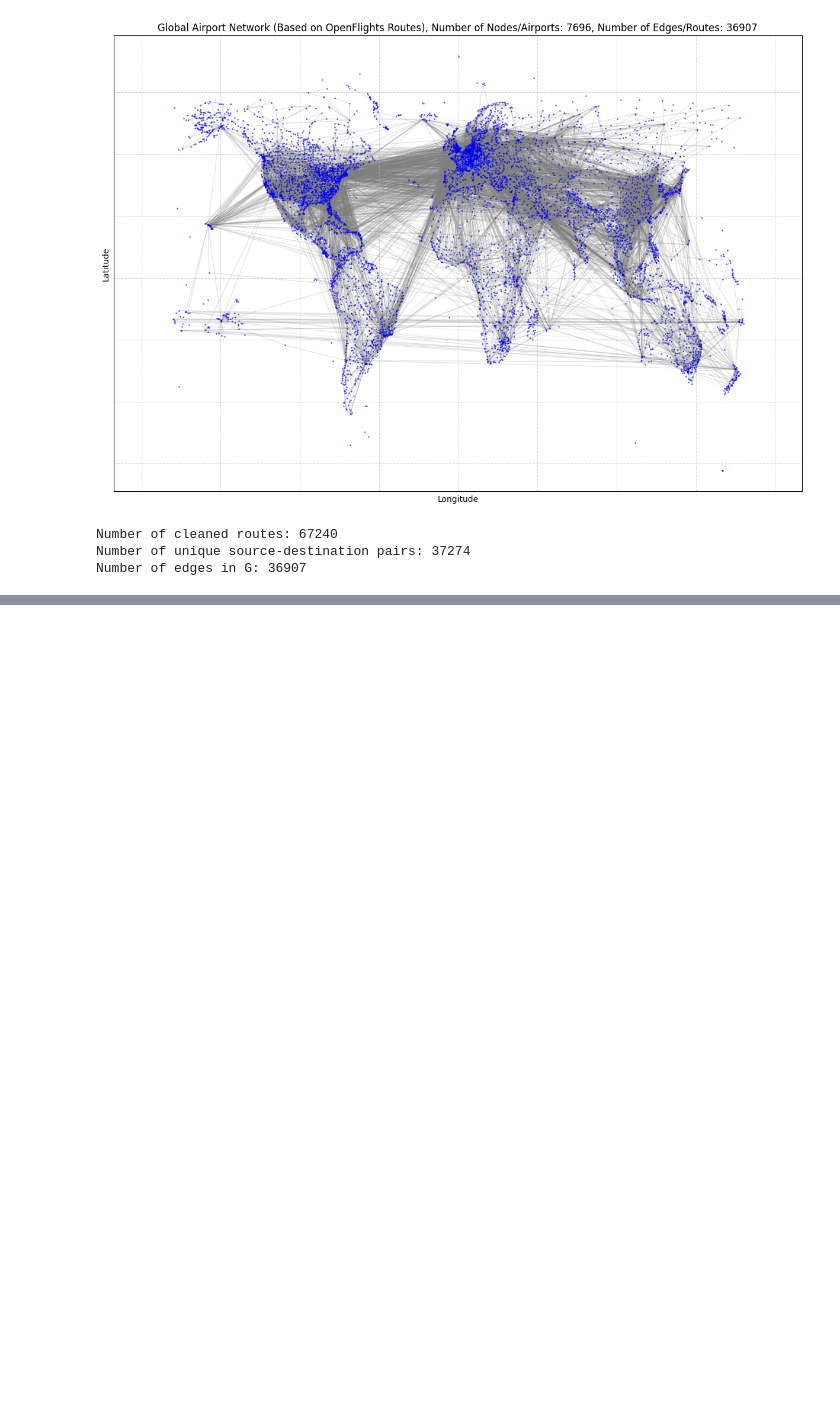
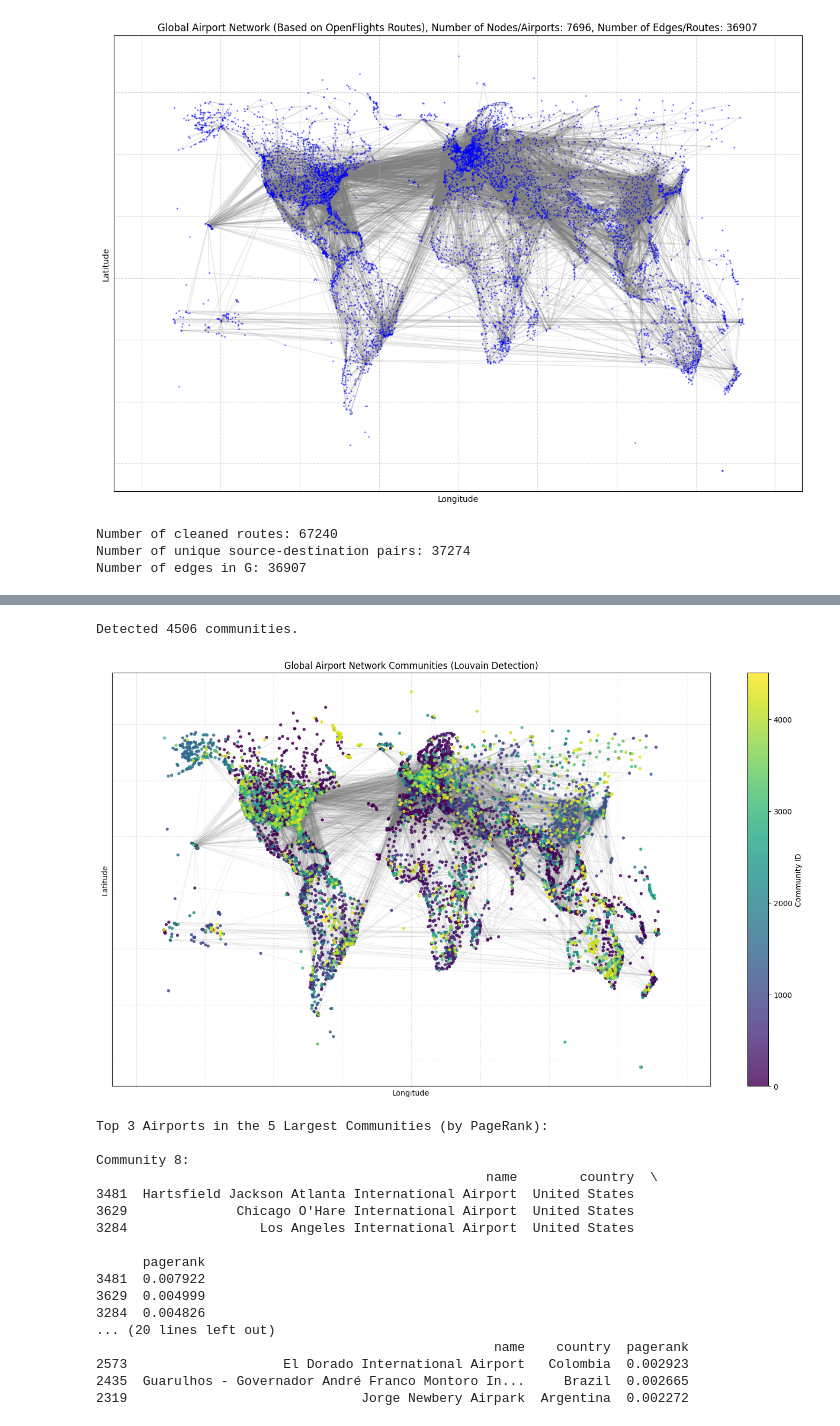
Before and after one commit to SharpOddz/airline-systems, a Jupyter notebook: Validation.ipynb, the cells around one changed output, grey strips where cells are left out. Drawn from its saved outputs; the diff is of its cells as text; code cells hidden in the pictures; blank space fills up the shorter version.

```diff
--- a/Validation.ipynb
+++ b/Validation.ipynb
@@ -323,0 +393,65 @@ Number of edges in G: 36907
+# %%
+import community.community_louvain as community_louvain
+import matplotlib.cm as cm
+import matplotlib.pyplot as plt
+
+# Louvain requires an undirected graph
+G_undirected = G.to_undirected()
+
+# Compute the best partition
+partition = community_louvain.best_partition(G_undirected, weight='weight')
+
+# Add partition to our stats dataframe
+airport_stats_df['community'] = airport_stats_df.index.map(lambda x: partition.get(list(G.nodes())[x], -1))
+
+print(f"Detected {len(set(partition.values()))} communities.")
+
+# Plotting the communities
+plt.figure(figsize=(18, 10))
+pos = {node: (data['lon'], data['lat']) for node, data in G.nodes(data=True)}
+
+# Use a colormap
+cmap = plt.colormaps.get_cmap('viridis')
+
+# Draw nodes colored by community
+node_colors = [partition.get(node) for node in G.nodes()]
+sc = nx.draw_networkx_nodes(G, pos, node_size=10, cmap=cmap, node_color=node_colors, alpha=0.8)
+nx.draw_networkx_edges(G, pos, arrows=False, edge_color='gray', alpha=0.05)
+
+# Add a legend/colorbar
+cbar = plt.colorbar(sc)
+cbar.set_label('Community ID')
+
+plt.title("Global Airport Network Communities (Louvain Detection)")
+plt.xlabel('Longitude')
+plt.ylabel('Latitude')
+plt.grid(True, linestyle='--', alpha=0.3)
+plt.show()
+
+# Show top airports per community
+print("\nTop 3 Airports in the 5 Largest Communities (by PageRank):")
+largest_comms = airport_stats_df['community'].value_counts().head(5).index
+for comm in largest_comms:
+    top_in_comm = airport_stats_df[airport_stats_df['community'] == comm].sort_values(by='pagerank', ascending=False).head(3)
+    print(f"\nCommunity {comm}:")
+    print(top_in_comm[['name', 'country', 'pagerank']])
+# %% [output]
+Detected 4506 communities.
+[figure, added]
+Top 3 Airports in the 5 Largest Communities (by PageRank):
+
+Community 8:
+                                                  name        country  \
+3481  Hartsfield Jackson Atlanta International Airport  United States
+3629              Chicago O'Hare International Airport  United States
+3284                 Los Angeles International Airport  United States
+
+      pagerank
+3481  0.007922
+3629  0.004999
+3284  0.004826
+... (20 lines left out)
+                                                   name    country  pagerank
+2573                    El Dorado International Airport   Colombia  0.002923
+2435  Guarulhos - Governador André Franco Montoro In...     Brazil  0.002665
+2319                              Jorge Newbery Airpark  Argentina  0.002272
```
Also changed, not shown: parts of 12 cells of this notebook.
